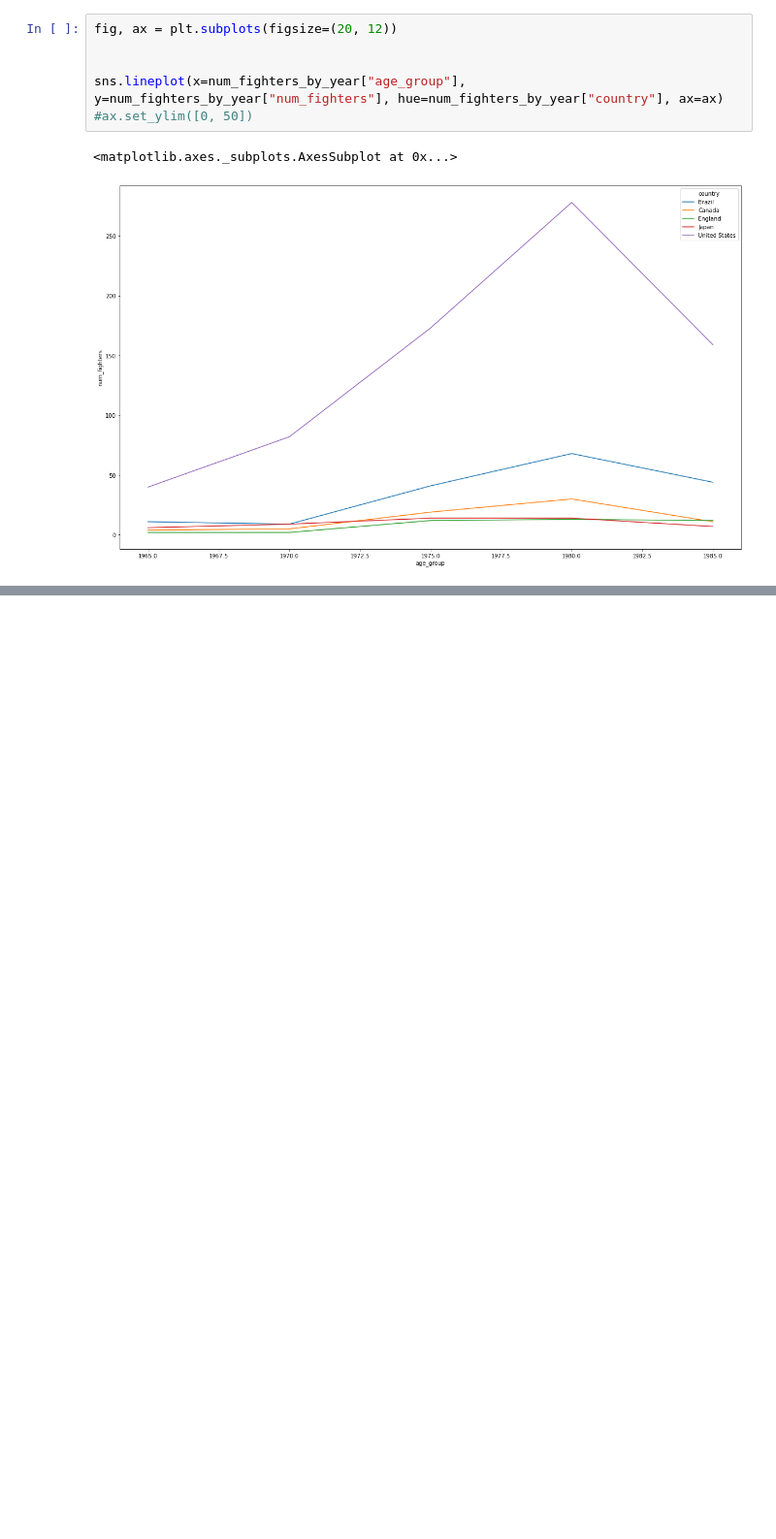
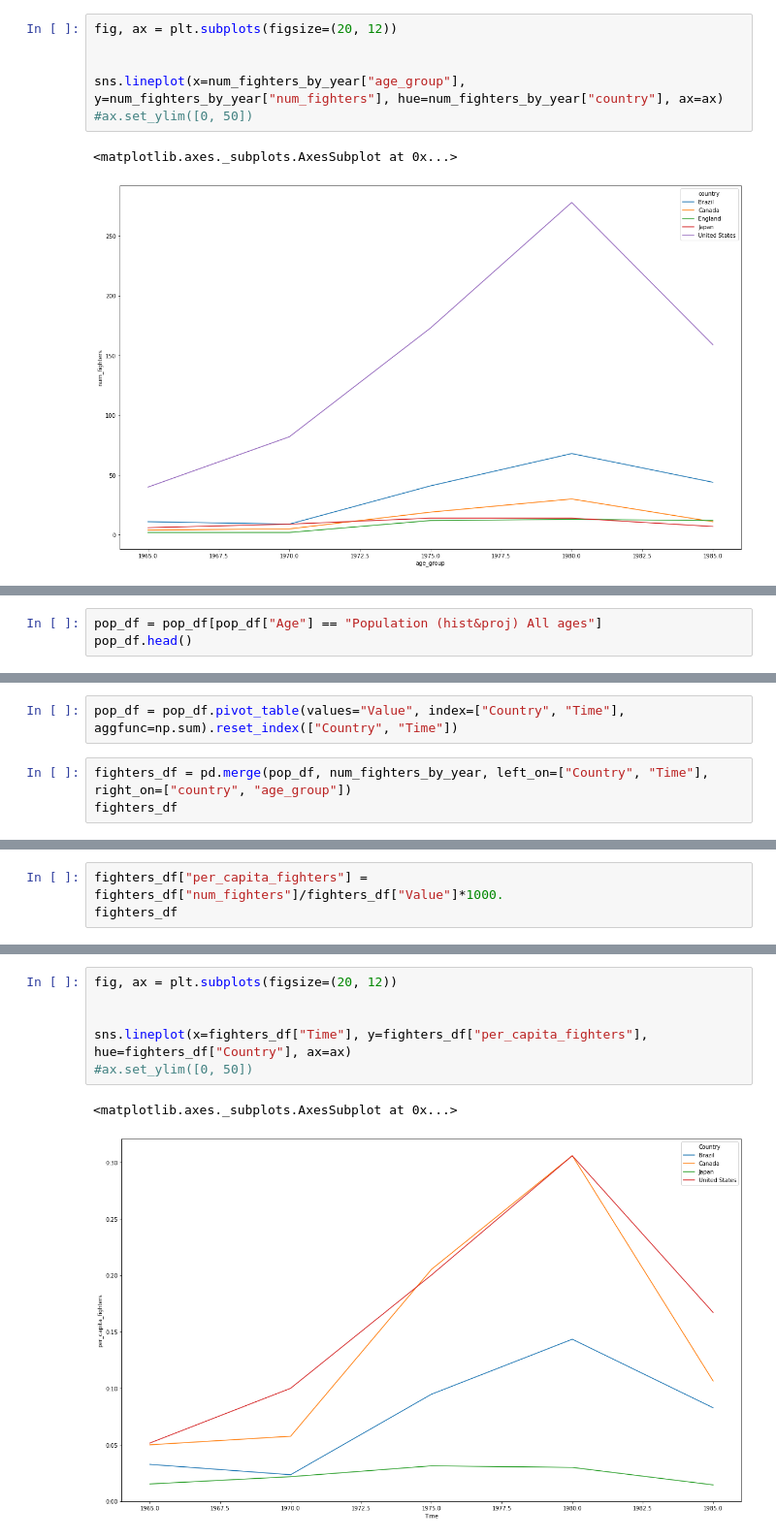
Before and after one commit to ekoly/DS-Unit-1-Build, a Jupyter notebook: ipynb/explore_data.ipynb, the cells around one changed output, grey strips where cells are left out. Shown at 97% size. Drawn from its saved outputs; the diff is of its cells as text; blank space fills up the shorter version.

```diff
--- a/ipynb/explore_data.ipynb
+++ b/ipynb/explore_data.ipynb
@@ -243,0 +288,3 @@ sns.lineplot(x=num_fighters_by_year["age_group"], y=num_fighters_by_year["num_fi
+# %%
+pop_df = pop_df[pop_df["Age"] == "Population (hist&proj) All ages"]
+pop_df.head()
@@ -243,0 +298,5 @@ sns.lineplot(x=num_fighters_by_year["age_group"], y=num_fighters_by_year["num_fi
+# %%
+pop_df = pop_df.pivot_table(values="Value", index=["Country", "Time"], aggfunc=np.sum).reset_index(["Country", "Time"])
+# %%
+fighters_df = pd.merge(pop_df, num_fighters_by_year, left_on=["Country", "Time"], right_on=["country", "age_group"])
+fighters_df
@@ -243,0 +321,3 @@ sns.lineplot(x=num_fighters_by_year["age_group"], y=num_fighters_by_year["num_fi
+# %%
+fighters_df["per_capita_fighters"] = fighters_df["num_fighters"]/fighters_df["Value"]*1000.
+fighters_df
@@ -243,0 +342,9 @@ sns.lineplot(x=num_fighters_by_year["age_group"], y=num_fighters_by_year["num_fi
+# %%
+fig, ax = plt.subplots(figsize=(20, 12))
+
+
+sns.lineplot(x=fighters_df["Time"], y=fighters_df["per_capita_fighters"], hue=fighters_df["Country"], ax=ax)
+#ax.set_ylim([0, 50])
+# %% [output]
+<matplotlib.axes._subplots.AxesSubplot at 0x...>
+[figure, added]
```
Also changed, not shown: parts of 23 cells of this notebook.
